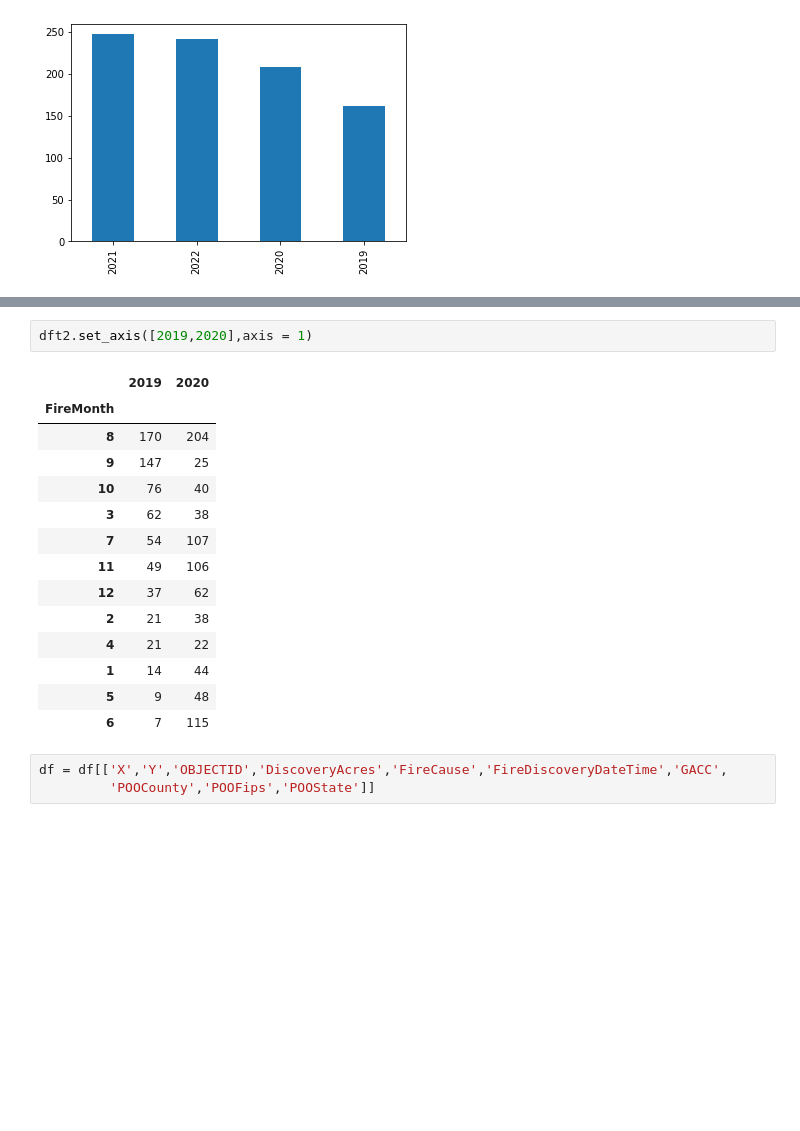
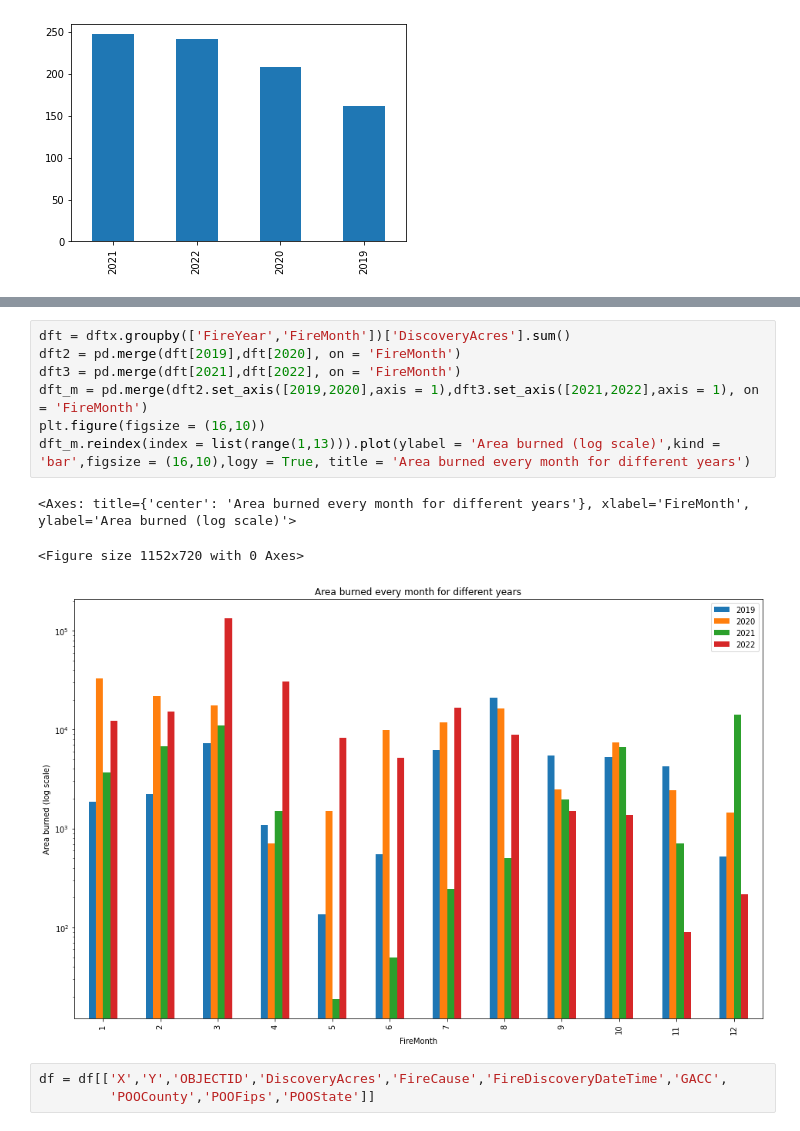
Before and after one commit to ManaswineeB/datanators, a Jupyter notebook: Tushar/TAMIDS_NIFC.ipynb, the cells around one changed output, grey strips where cells are left out. Drawn from its saved outputs; the diff is of its cells as text; blank space fills up the shorter version.

```diff
--- a/Tushar/TAMIDS_NIFC.ipynb
+++ b/Tushar/TAMIDS_NIFC.ipynb
@@ -163,20 +163,14 @@ dft_m.reindex(index = list(range(1,13))).plot(kind = 'bar',figsize = (16,10))
-# %%
-dft2.set_axis([2019,2020],axis = 1)
-# %% [output]
-|  | 2019 | 2020 |
-| FireMonth |  |  |
-| 8 | 170 | 204 |
-| 9 | 147 | 25 |
-| 10 | 76 | 40 |
-| 3 | 62 | 38 |
-| 7 | 54 | 107 |
-| 11 | 49 | 106 |
-| 12 | 37 | 62 |
-| 2 | 21 | 38 |
-| 4 | 21 | 22 |
-| 1 | 14 | 44 |
-| 5 | 9 | 48 |
-| 6 | 7 | 115 |
+# %%
+dft = dftx.groupby(['FireYear','FireMonth'])['DiscoveryAcres'].sum()
+dft2 = pd.merge(dft[2019],dft[2020], on = 'FireMonth')
+dft3 = pd.merge(dft[2021],dft[2022], on = 'FireMonth')
+dft_m = pd.merge(dft2.set_axis([2019,2020],axis = 1),dft3.set_axis([2021,2022],axis = 1), on = 'FireMonth')
+plt.figure(figsize = (16,10))
+dft_m.reindex(index = list(range(1,13))).plot(ylabel = 'Area burned (log scale)',kind = 'bar',figsize = (16,10),logy = True, title = 'Area burned every month for different years')
+# %% [output]
+<Axes: title={'center': 'Area burned every month for different years'}, xlabel='FireMonth', ylabel='Area burned (log scale)'>
+<Figure size 1152x720 with 0 Axes>
+[figure, added]
 # %%
 df = df[['X','Y','OBJECTID','DiscoveryAcres','FireCause','FireDiscoveryDateTime','GACC',
          'POOCounty','POOFips','POOState']]
```
Also changed, not shown: parts of 1 cell of this notebook.
